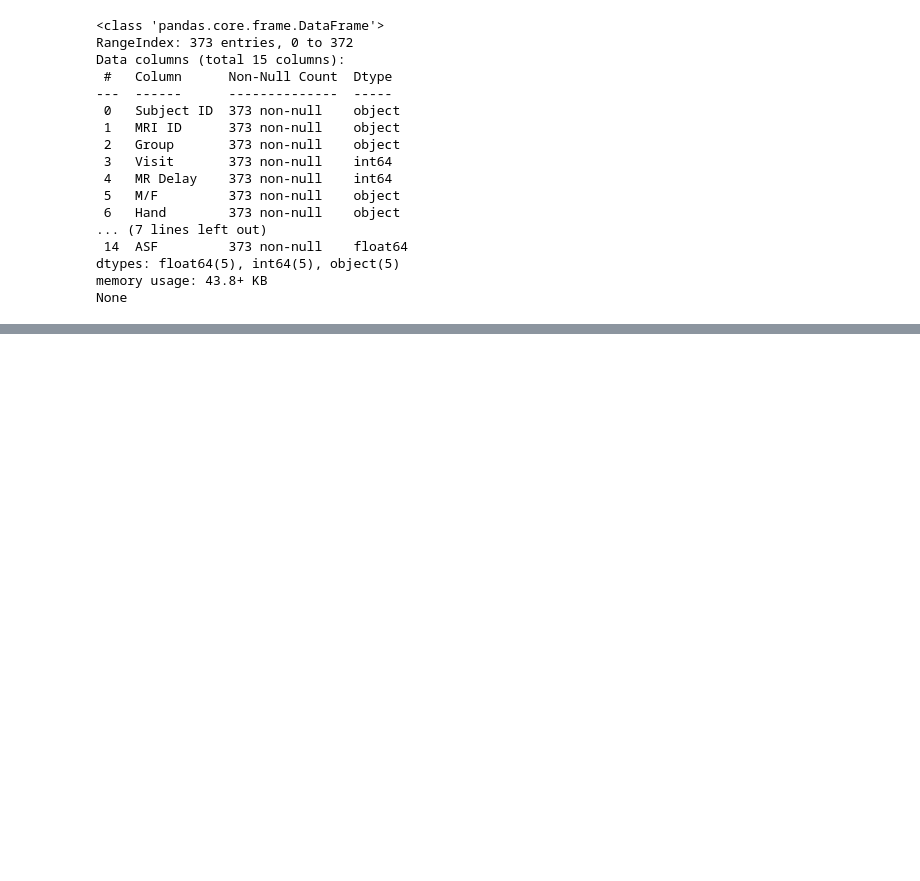
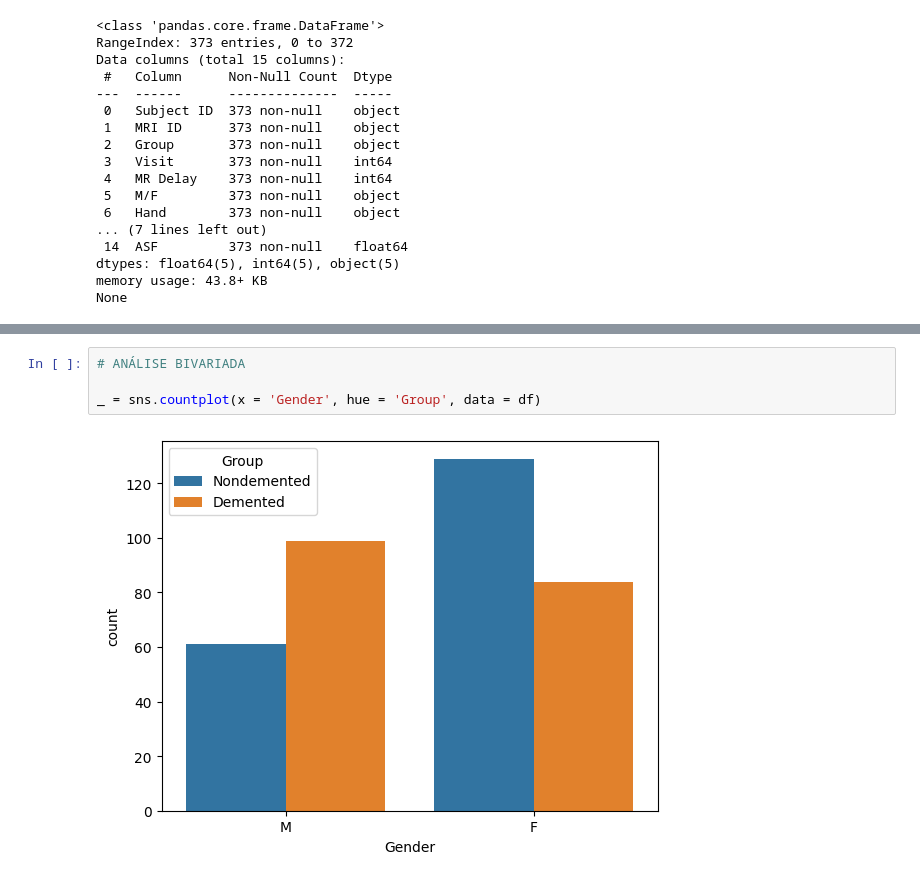
Before and after one commit to debahferreira/neuropredict-ml, a Jupyter notebook: notebooks/01_exploracao.ipynb, the cells around one changed output, grey strips where cells are left out. Drawn from its saved outputs; the diff is of its cells as text; blank space fills up the shorter version.

```diff
--- a/notebooks/01_exploracao.ipynb
+++ b/notebooks/01_exploracao.ipynb
@@ -116,0 +134,6 @@ df.describe()
+# %%
+# ANÁLISE BIVARIADA
+
+_ = sns.countplot(x = 'Gender', hue = 'Group', data = df)
+# %% [output]
+[figure, added]
```
Also changed, not shown: parts of 12 cells of this notebook.
